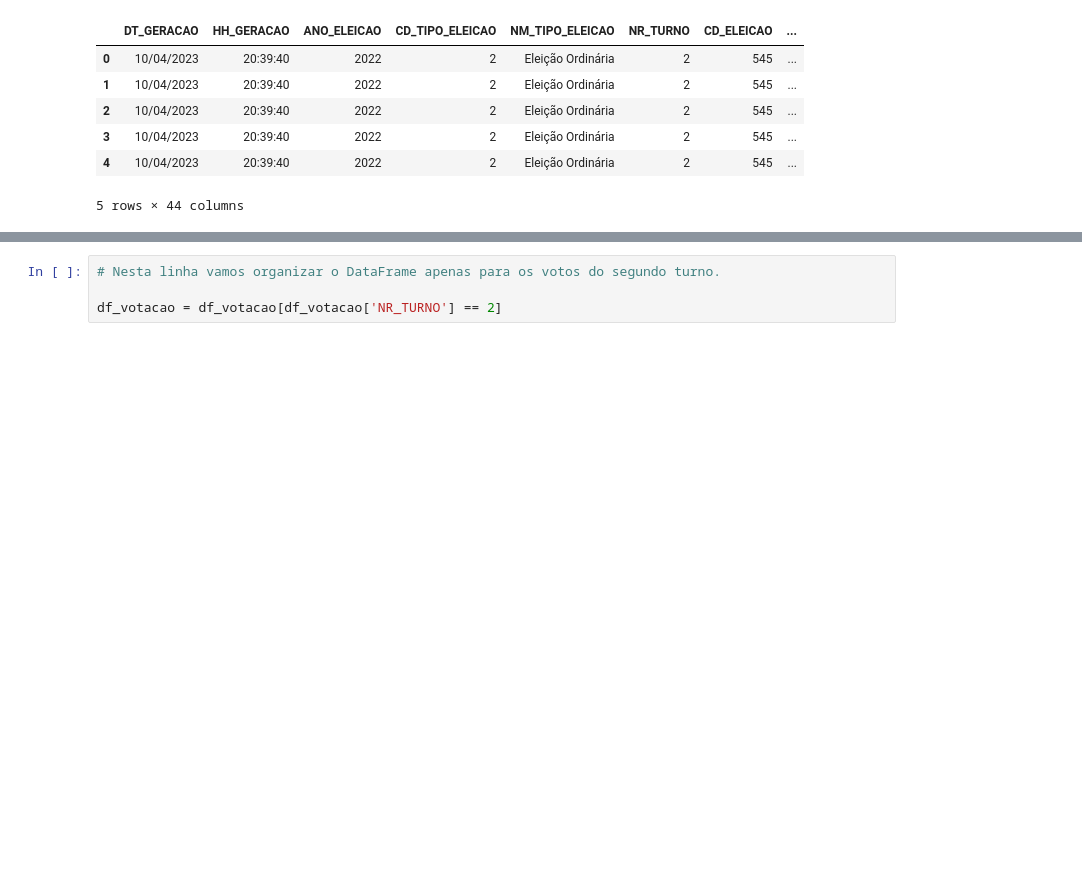
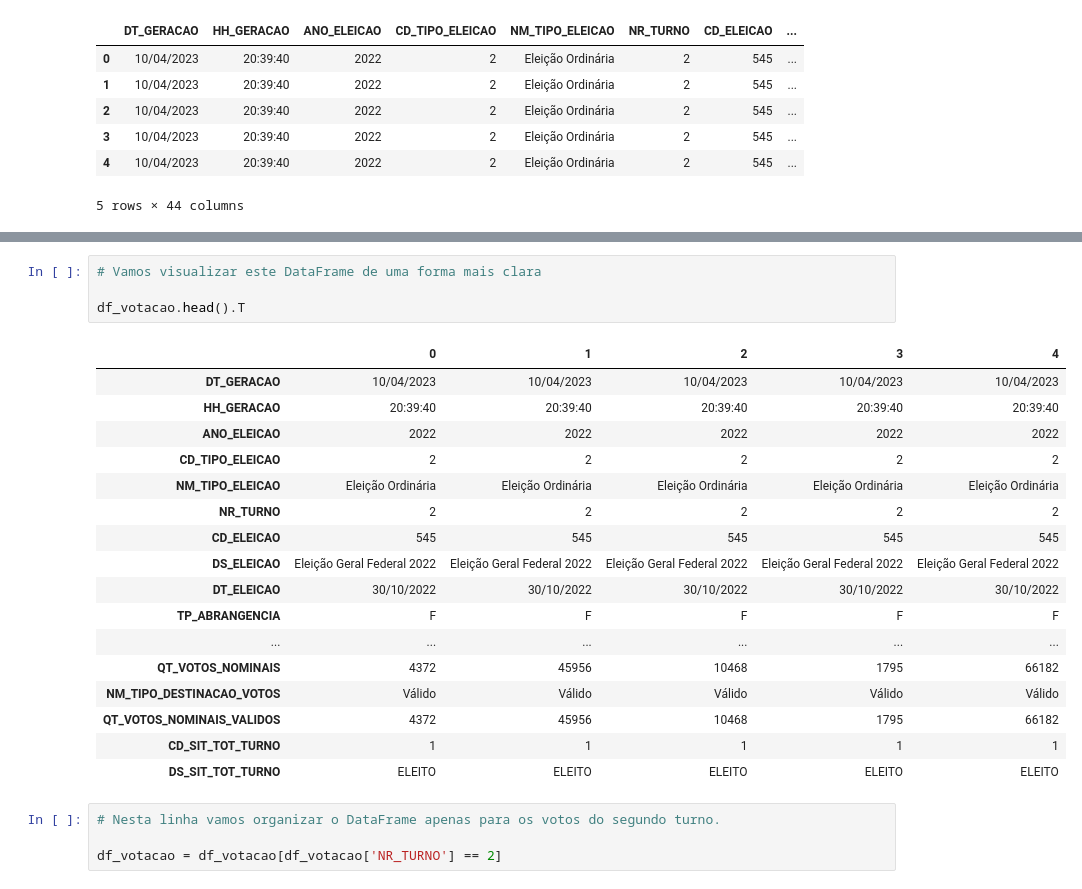
Before and after one commit to RyanQuize/Elei-es-2022---2-Turno, a Jupyter notebook: map-desc.ipynb, the cells around one changed output, grey strips where cells are left out. Saved outputs shown, nothing was run; the diff lists cells and outputs as text; blank space fills up the shorter version.

```diff
--- a/map-desc.ipynb
+++ b/map-desc.ipynb
@@ -30,3 +52,25 @@ df_votacao.head()
+# %%
+# Vamos visualizar este DataFrame de uma forma mais clara
+
+df_votacao.head().T
+# %% [output]
+|  | 0 | 1 | 2 | 3 | 4 |
+| DT_GERACAO | 10/04/2023 | 10/04/2023 | 10/04/2023 | 10/04/2023 | 10/04/2023 |
+| HH_GERACAO | 20:39:40 | 20:39:40 | 20:39:40 | 20:39:40 | 20:39:40 |
+| ANO_ELEICAO | 2022 | 2022 | 2022 | 2022 | 2022 |
+| CD_TIPO_ELEICAO | 2 | 2 | 2 | 2 | 2 |
+| NM_TIPO_ELEICAO | Eleição Ordinária | Eleição Ordinária | Eleição Ordinária | Eleição Ordinária | Eleição Ordinária |
+| NR_TURNO | 2 | 2 | 2 | 2 | 2 |
+| CD_ELEICAO | 545 | 545 | 545 | 545 | 545 |
+| DS_ELEICAO | Eleição Geral Federal 2022 | Eleição Geral Federal 2022 | Eleição Geral Federal 2022 | Eleição Geral Federal 2022 | Eleição Geral Federal 2022 |
+| DT_ELEICAO | 30/10/2022 | 30/10/2022 | 30/10/2022 | 30/10/2022 | 30/10/2022 |
+| TP_ABRANGENCIA | F | F | F | F | F |
+| ... | ... | ... | ... | ... | ... |
+| QT_VOTOS_NOMINAIS | 4372 | 45956 | 10468 | 1795 | 66182 |
+| NM_TIPO_DESTINACAO_VOTOS | Válido | Válido | Válido | Válido | Válido |
+| QT_VOTOS_NOMINAIS_VALIDOS | 4372 | 45956 | 10468 | 1795 | 66182 |
+| CD_SIT_TOT_TURNO | 1 | 1 | 1 | 1 | 1 |
+| DS_SIT_TOT_TURNO | ELEITO | ELEITO | ELEITO | ELEITO | ELEITO |
 # %%
 # Nesta linha vamos organizar o DataFrame apenas para os votos do segundo turno.
 
```
Also changed, not shown: parts of 1 cell of this notebook.
